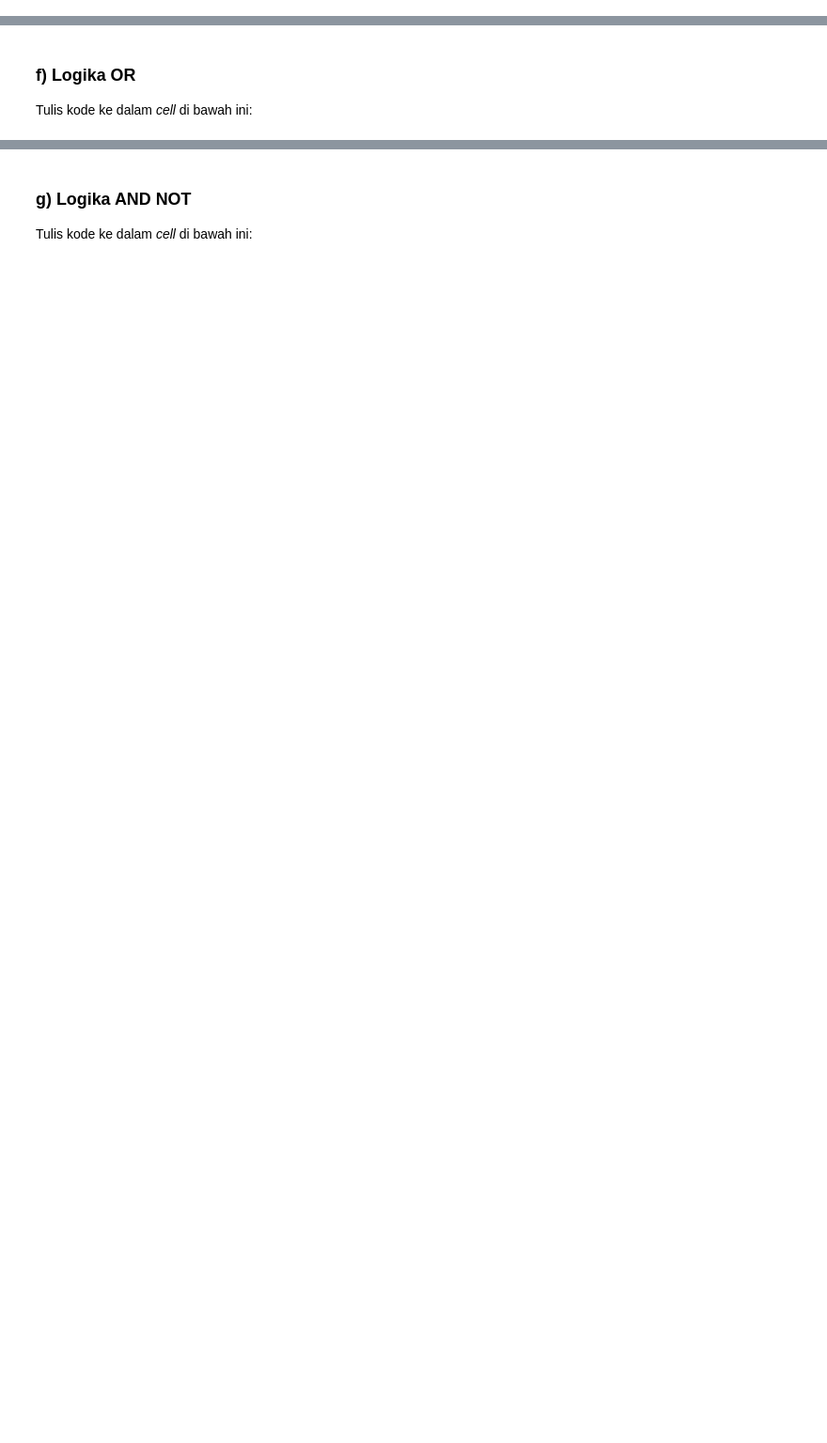
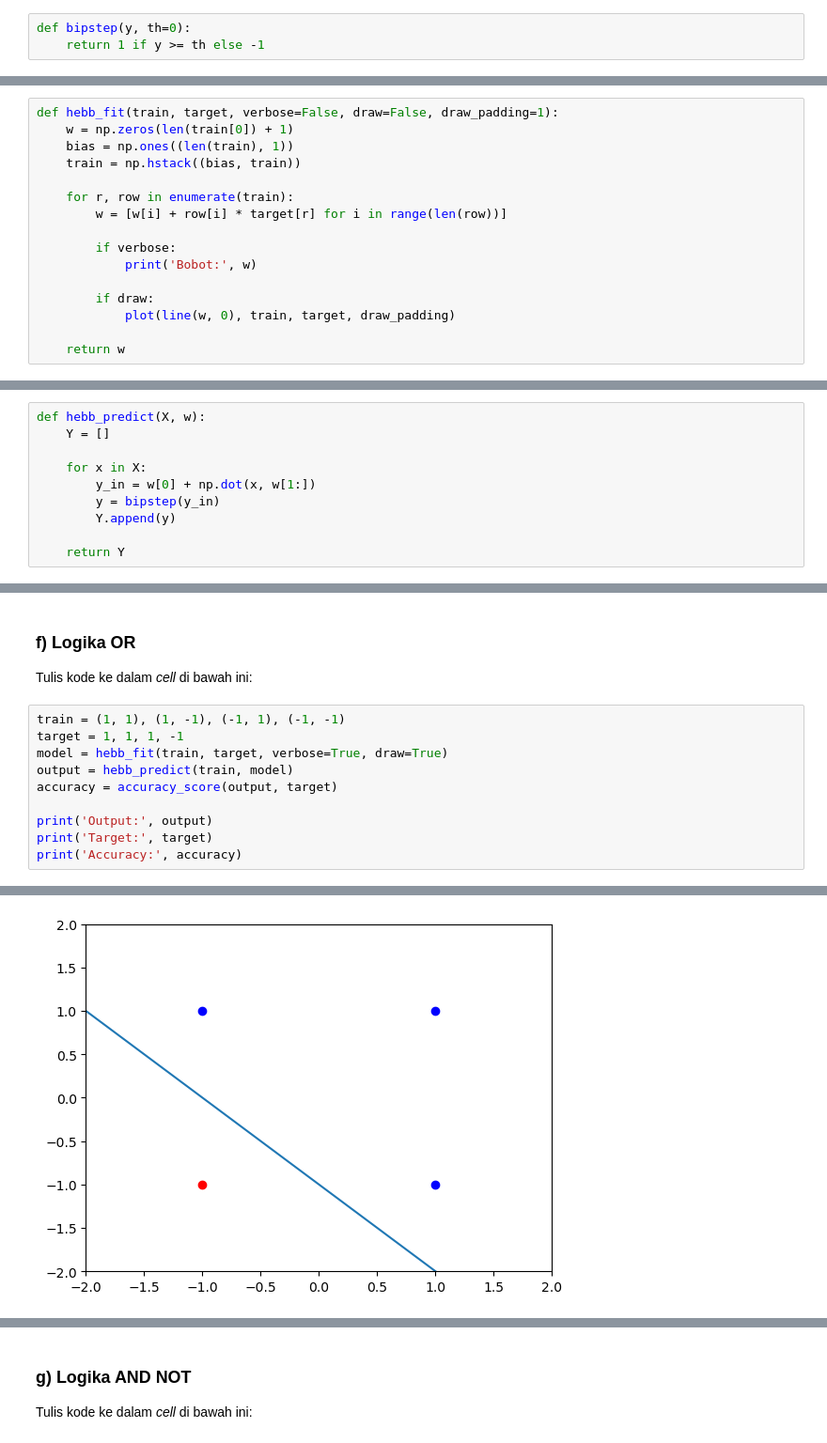
Before and after one commit to rayhanegar/jst-d-code, a Jupyter notebook: BAB 2_RAYHAN EGAR_225150201111014.ipynb, the cells around one changed output, grey strips where cells are left out. Shown at 94% size. Cells and saved outputs as stored; diff of their text form; blank space fills up the shorter version.

```diff
--- a/BAB 2_RAYHAN EGAR_225150201111014.ipynb
+++ b/BAB 2_RAYHAN EGAR_225150201111014.ipynb
@@ -38,13 +38,42 @@ def plot(func, X, target, padding=1):
 ### a) Fungsi *step* Bipolar
 
 Tulis kode ke dalam *cell* di bawah ini:
+# %%
+def bipstep(y, th=0):
+    return 1 if y >= th else -1
 # %% [markdown]
 ### b) Fungsi *training* Hebb
 
 Tulis kode ke dalam *cell* di bawah ini:
+# %%
+def hebb_fit(train, target, verbose=False, draw=False, draw_padding=1):
+    w = np.zeros(len(train[0]) + 1)
+    bias = np.ones((len(train), 1))
+    train = np.hstack((bias, train))
+
+    for r, row in enumerate(train):
+        w = [w[i] + row[i] * target[r] for i in range(len(row))]
+
+        if verbose:
+            print('Bobot:', w)
+
+        if draw:
+            plot(line(w, 0), train, target, draw_padding)
+
+    return w
 # %% [markdown]
 ### c) Fungsi *testing* Hebb
 
 Tulis kode ke dalam *cell* di bawah ini:
+# %%
+def hebb_predict(X, w):
+    Y = []
+
+    for x in X:
+        y_in = w[0] + np.dot(x, w[1:])
+        y = bipstep(y_in)
+        Y.append(y)
+
+    return Y
 # %% [markdown]
 ### d) Fungsi Hitung Akurasi
@@ -56,3 +105,14 @@ Tulis kode ke dalam *cell* di bawah ini:
 ### f) Logika OR
 
 Tulis kode ke dalam *cell* di bawah ini:
+# %%
+train = (1, 1), (1, -1), (-1, 1), (-1, -1)
+target = 1, 1, 1, -1
+model = hebb_fit(train, target, verbose=True, draw=True)
+output = hebb_predict(train, model)
+accuracy = accuracy_score(output, target)
+
+print('Output:', output)
+print('Target:', target)
+print('Accuracy:', accuracy)
+# %% [output]
@@ -58,0 +120 @@ Tulis kode ke dalam *cell* di bawah ini:
+[figure, added]
```
Also changed, not shown: parts of 5 cells of this notebook.
